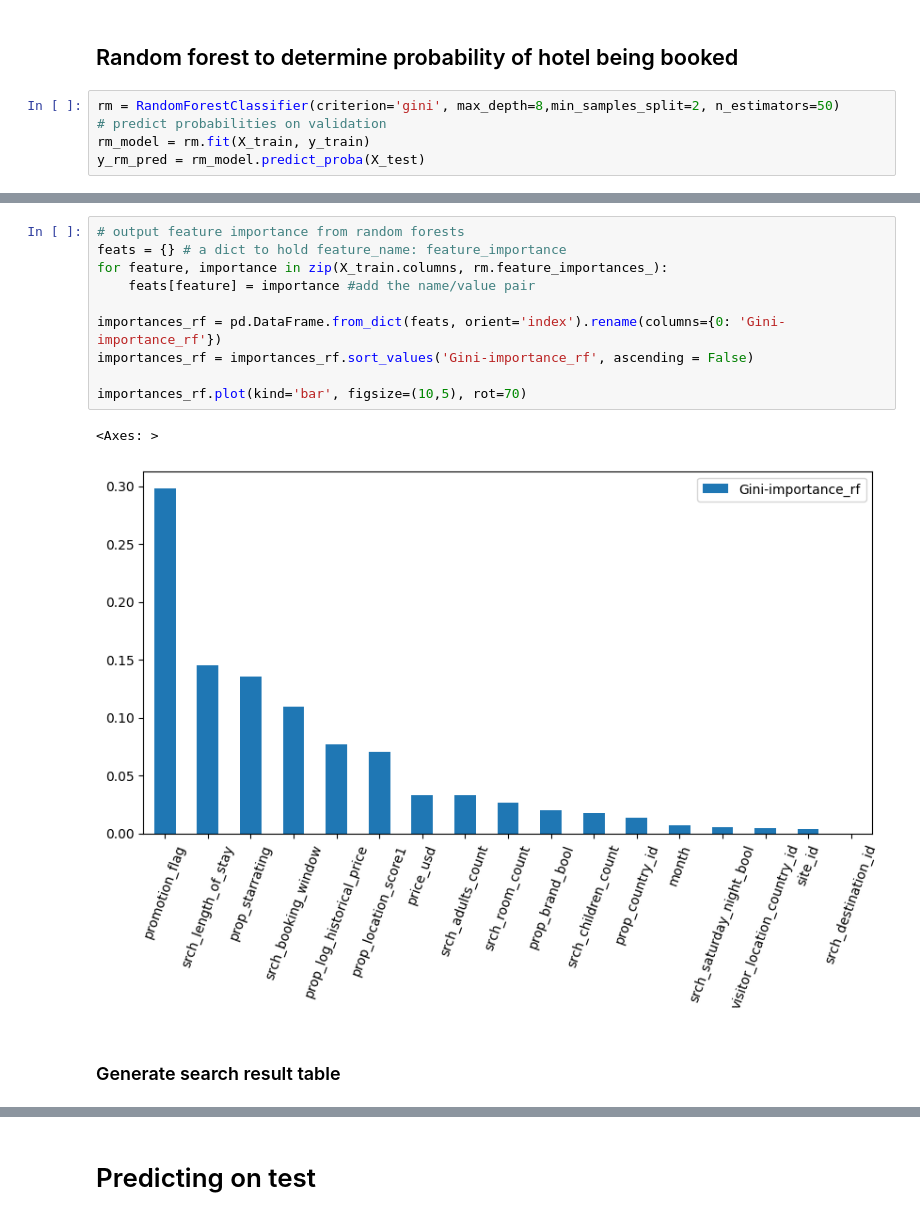
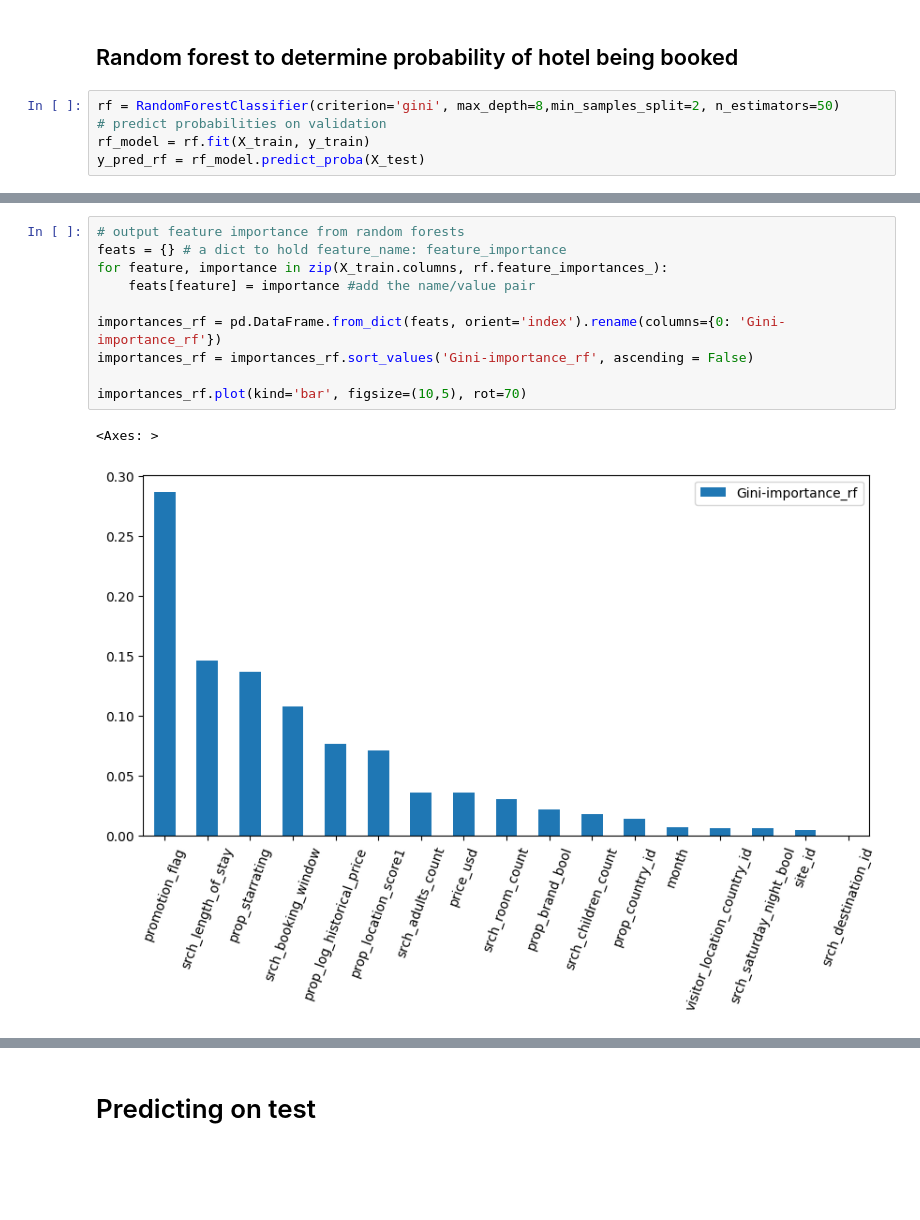
Before and after one commit to pshreyasv100/dmt-assignment-2, a Jupyter notebook: notebook_Shreyas_2.ipynb, the cells around one changed output, grey strips where cells are left out. Saved outputs shown, nothing was run; the diff lists cells and outputs as text; blank space fills up the shorter version.

```diff
--- a/notebook_Shreyas_2.ipynb
+++ b/notebook_Shreyas_2.ipynb
@@ -56,10 +56,10 @@ X_test = X_test.drop(['click_bool', 'srch_id'], axis=1)
 # %% [markdown]
 ## Random forest  to determine probability of hotel being booked
 # %%
-rm = RandomForestClassifier(criterion='gini', max_depth=8,min_samples_split=2, n_estimators=50)
+rf = RandomForestClassifier(criterion='gini', max_depth=8,min_samples_split=2, n_estimators=50)
 # predict probabilities on validation
-rm_model = rm.fit(X_train, y_train)
-y_rm_pred = rm_model.predict_proba(X_test)
+rf_model = rf.fit(X_train, y_train)
+y_pred_rf = rf_model.predict_proba(X_test)
 # %%
 # print evaluation measures
 # AUC
@@ -114,15 +114,13 @@ True yes         27766              0
 # %%
 # output feature importance from random forests
 feats = {} # a dict to hold feature_name: feature_importance
-for feature, importance in zip(X_train.columns, rm.feature_importances_):
+for feature, importance in zip(X_train.columns, rf.feature_importances_):
     feats[feature] = importance #add the name/value pair
 
 importances_rf = pd.DataFrame.from_dict(feats, orient='index').rename(columns={0: 'Gini-importance_rf'})
 importances_rf = importances_rf.sort_values('Gini-importance_rf', ascending = False)
 
 importances_rf.plot(kind='bar', figsize=(10,5), rot=70)
 # %% [output]
 <Axes: >
-[figure, old version]
+[figure, new version]
-# %% [markdown]
-### Generate search result table
```
Also changed, not shown: parts of 19 cells of this notebook, 2 other files.
